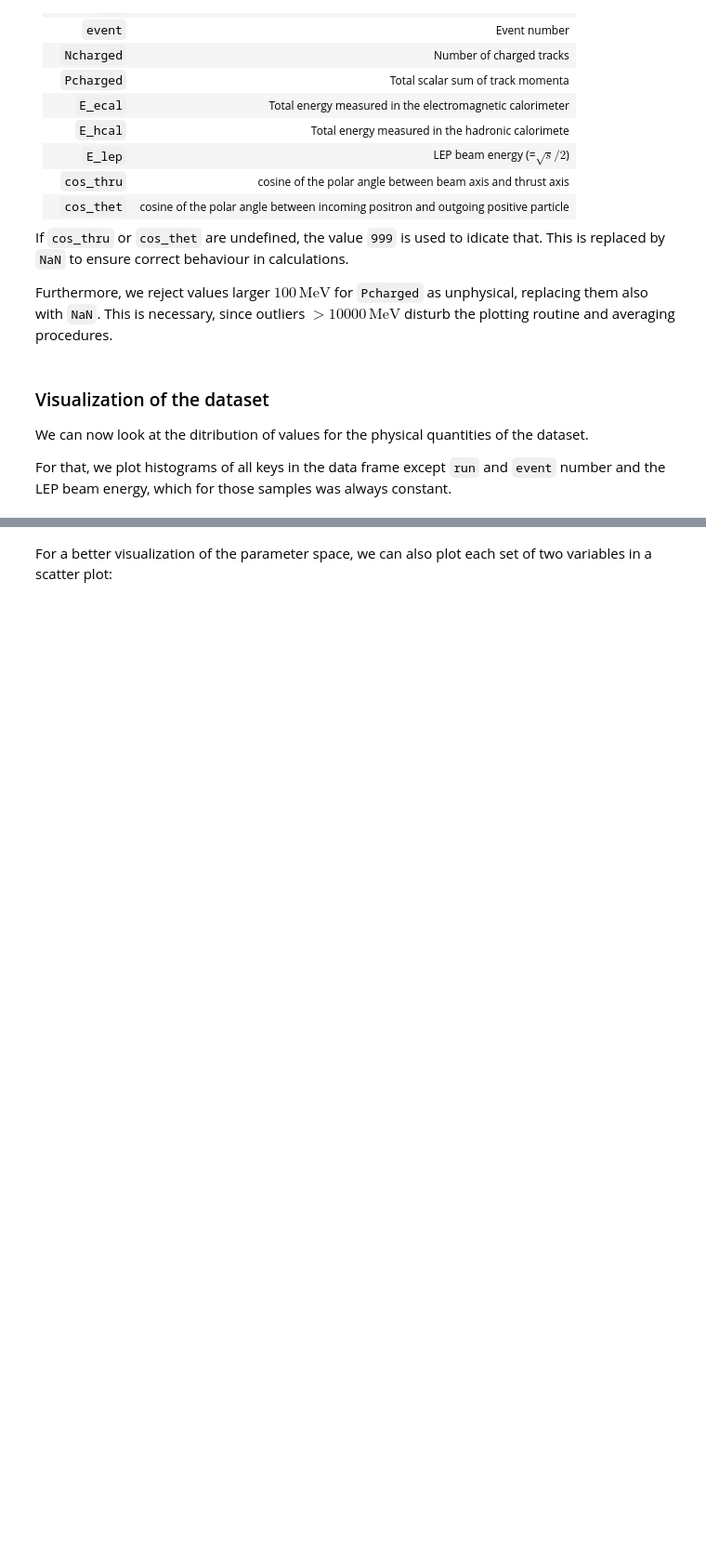
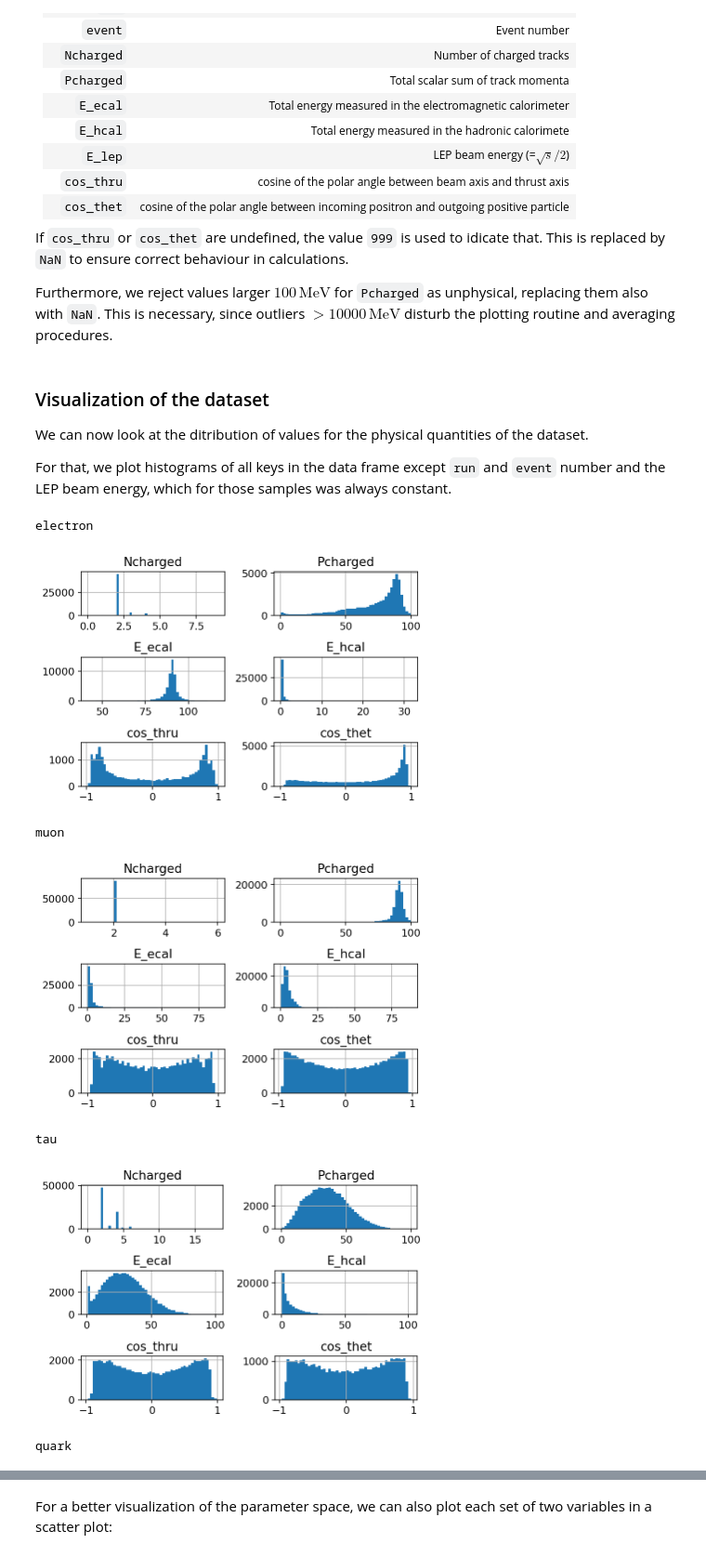
Before and after one commit to robingrether/z0-precisionmeasurement, a Jupyter notebook: z0_experiment.ipynb, the cells around one changed output, grey strips where cells are left out. Shown at 93% size. Cells and saved outputs as stored; diff of their text form; code cells hidden in the pictures; blank space fills up the shorter version.

```diff
--- a/z0_experiment.ipynb
+++ b/z0_experiment.ipynb
@@ -104,11 +117,19 @@ For that, we plot histograms of all keys in the data frame except ``run`` and ``
 # %%
 # Relevant variables within the sample
 relevant_variables = ['Ncharged', 'Pcharged', 'E_ecal', 'E_hcal', 'cos_thru', 'cos_thet']
 
 # Show histograms for each dataset with pandas
-if False:   # set true to print all the histograms
+if True:   # set true to print all the histograms
     for particle, dataset in simulated_datasets.items():
         print(particle)
         diagram_list = dataset.hist(bins=50, column=relevant_variables)
         plt.tight_layout()
         plt.show()
+# %% [output]
+electron
+[figure, added]
+muon
+[figure, added]
+tau
+[figure, added]
+quark
```
Also changed, not shown: parts of 9 cells of this notebook.
